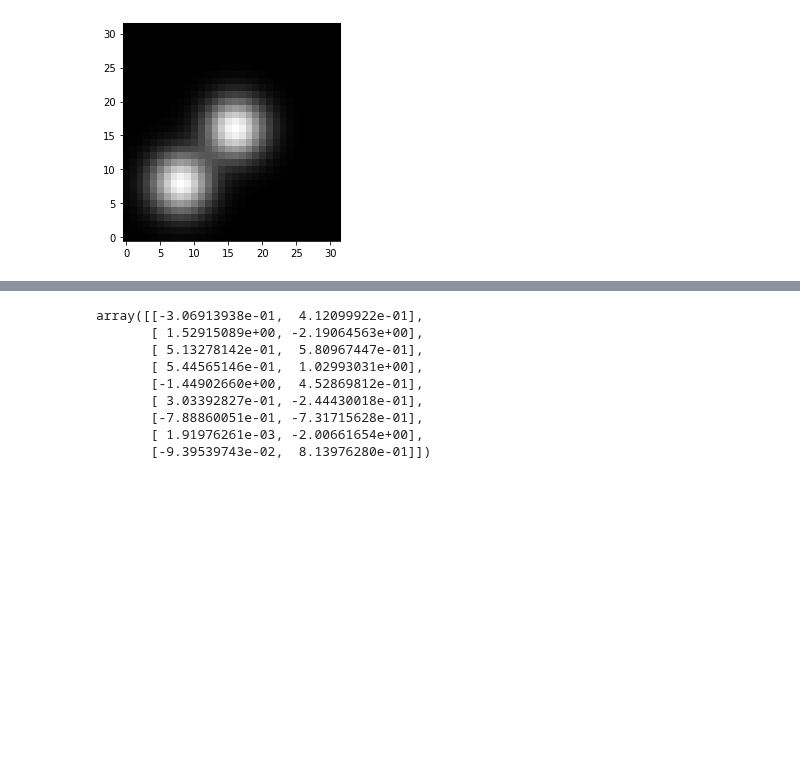
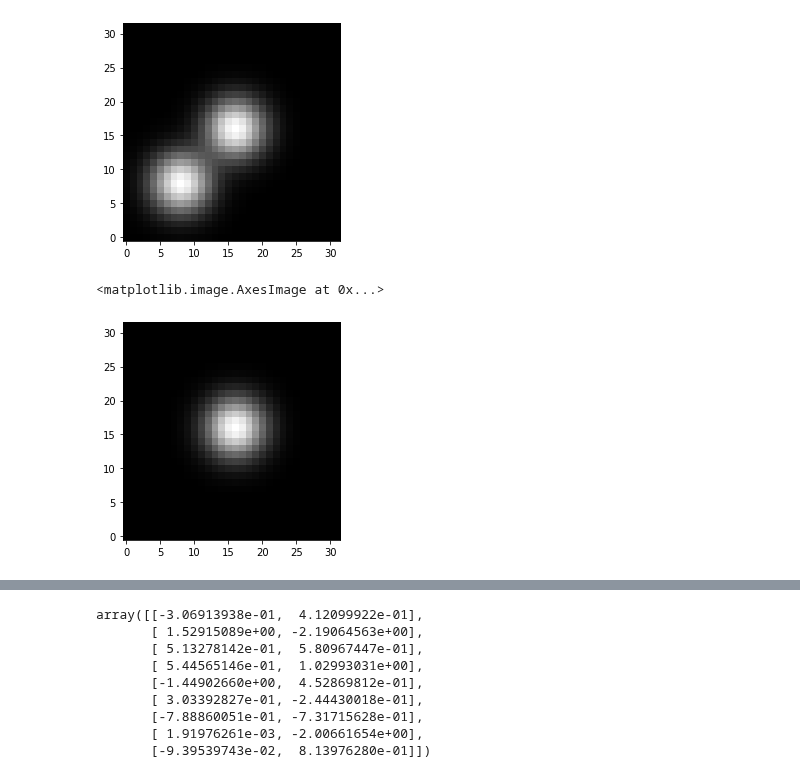
Before and after one commit to AlexandreAdam/ExoRIM, a Jupyter notebook: notebooks/exploration_xara.ipynb, the cells around one changed output, grey strips where cells are left out. Drawn from its saved outputs; the diff is of its cells as text; code cells hidden in the pictures; blank space fills up the shorter version.

```diff
--- a/notebooks/exploration_xara.ipynb
+++ b/notebooks/exploration_xara.ipynb
@@ -121,6 +121,14 @@ plt.imshow(image5, cmap="gray")
 # %% [output]
 <matplotlib.image.AxesImage at 0x...>
 [figure]
+# %%
+image6 = np.zeros_like(image)
+rho_squared = (xx) ** 2 + (yy) ** 2
+image6 += np.exp(-0.5 * (rho_squared / 3 ** 2))
+plt.imshow(image6, cmap="gray")
+# %% [output]
+<matplotlib.image.AxesImage at 0x...>
+[figure, added]
 # %%
 N = 21
 circle_mask = np.zeros((N, 2))
```
Also changed, not shown: parts of 8 cells of this notebook, 4 other files.
